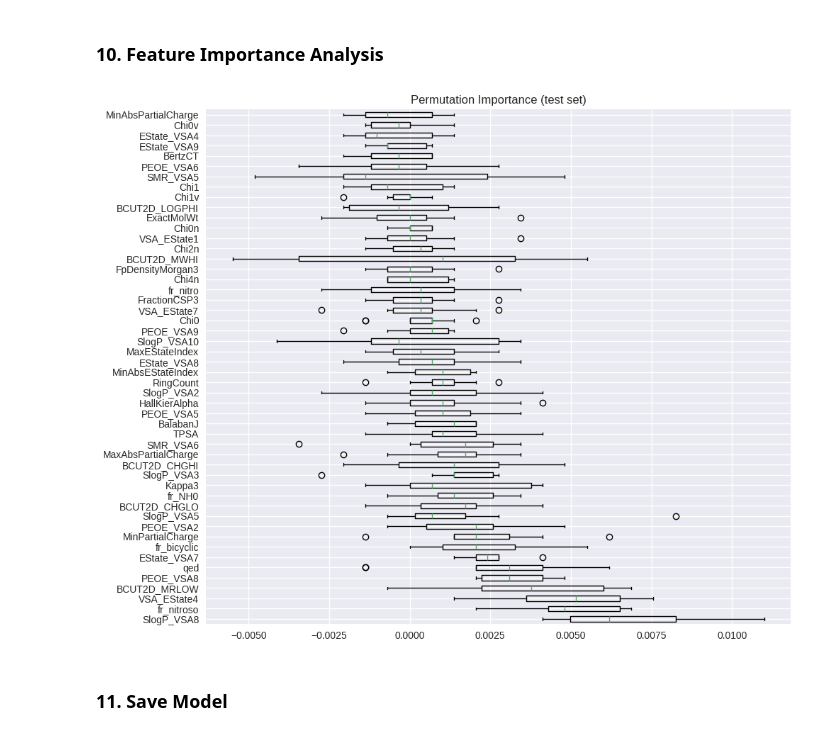
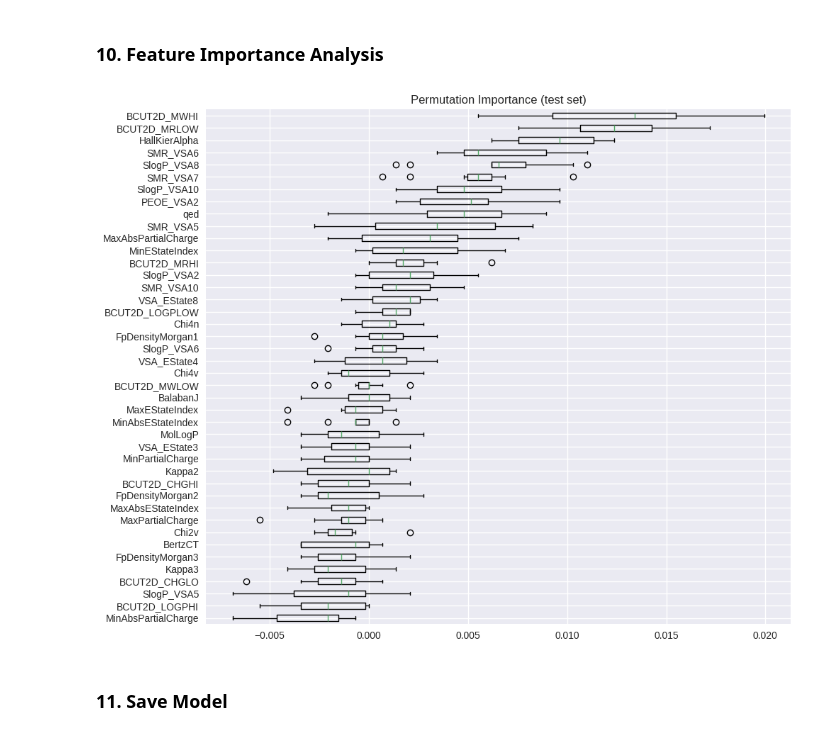
Before and after one commit to arog-bioinfo/ECDB_Project, a Jupyter notebook: trabalho_py/relatorio_grupo1_Artur.ipynb, the cells around one changed output. Saved outputs shown, nothing was run; the diff lists cells and outputs as text; code cells hidden in the pictures.

```diff
--- a/trabalho_py/relatorio_grupo1_Artur.ipynb
+++ b/trabalho_py/relatorio_grupo1_Artur.ipynb
@@ -227,22 +227,22 @@ Configuration
 import numpy as np
 import pandas as pd
 import matplotlib.pyplot as plt
-import seaborn
+import seaborn as sns
 from sklearn.model_selection import train_test_split, StratifiedKFold, cross_val_score, GridSearchCV
 from sklearn.preprocessing import StandardScaler
 from sklearn.ensemble import RandomForestClassifier
 from sklearn.feature_selection import SelectFromModel, RFECV
-from sklearn.metrics import (confusion_matrix, classification_report,
+from sklearn.metrics import (f1_score, confusion_matrix, classification_report,
                             roc_auc_score, RocCurveDisplay, PrecisionRecallDisplay)
 from sklearn.inspection import permutation_importance
 import joblib
 from tempfile import mkdtemp
 from sklearn.pipeline import Pipeline
-
+from sklearn.model_selection import RepeatedStratifiedKFold
 from sklearn.datasets import make_classification
 
 # Set random seed for reproducibility
-RANDOM_STATE = 42
+RANDOM_STATE = 100
 np.random.seed(RANDOM_STATE)
 plt.style.use('seaborn-v0_8')
 # %% [markdown]
@@ -403,20 +405,22 @@ KeyboardInterrupt:
 ### 8. Hyperparameter Tuning
 # %%
 param_grid = {
-    'n_estimators': [100, 200],
-    'max_depth': [10, 20, None],
-    'min_samples_split': [2, 5],
-    'max_features': ['sqrt', 'log2', 0.3],
-    'class_weight': [None, 'balanced']
+    'n_estimators': [100, 200, 300],
+    'max_depth': [5, 10, 15],
+    'min_samples_split': [5, 10],
+    'min_samples_leaf': [4, 6],
+    'max_features': ['sqrt', 0.3],
+    'class_weight': [None, 'balanced'],
+    'bootstrap': [True]
 }
 
 grid_search = GridSearchCV(
     estimator=RandomForestClassifier(random_state=RANDOM_STATE),
     param_grid=param_grid,
-    cv=StratifiedKFold(n_splits=3, shuffle=True, random_state=RANDOM_STATE),
+    cv=StratifiedKFold(n_splits=10, shuffle=True, random_state=RANDOM_STATE),
     scoring='f1',
     n_jobs=-1,
-    verbose=0 # change for more info
+    verbose=1 # change for more info
 )
 
 grid_search.fit(X_train_selected, y_train)
@@ -478,24 +483,24 @@ ROC AUC: 0.908
 # %%
 # Permutation importance
 result = permutation_importance(
     best_model, X_test_selected, y_test,
     n_repeats=10,
     random_state=RANDOM_STATE,
     n_jobs=-1
 )
 # Limit to top 50 important features
-sorted_idx = result.importances_mean.argsort()[::-1][:50]
+sorted_idx = result.importances_mean.argsort()
 plt.figure(figsize=(10, 8))
 plt.boxplot(
-    result.importances[sorted_idx].T,
+    result.importances[sorted_idx[:50]].T,
     vert=False,
-    labels=np.array(X_train.columns[selector.get_support()])[sorted_idx]
+    labels=np.array(X_train.columns[selector.get_support()])[sorted_idx[:50]]
 )
 plt.title("Permutation Importance (test set)")
 plt.tight_layout()
 plt.show()
 # %% [output]
-[figure, old version]
+[figure, new version]
 # %% [markdown]
 ### 11. Save Model
 # %%
```
Also changed, not shown: parts of 6 cells of this notebook, 4 other files.
